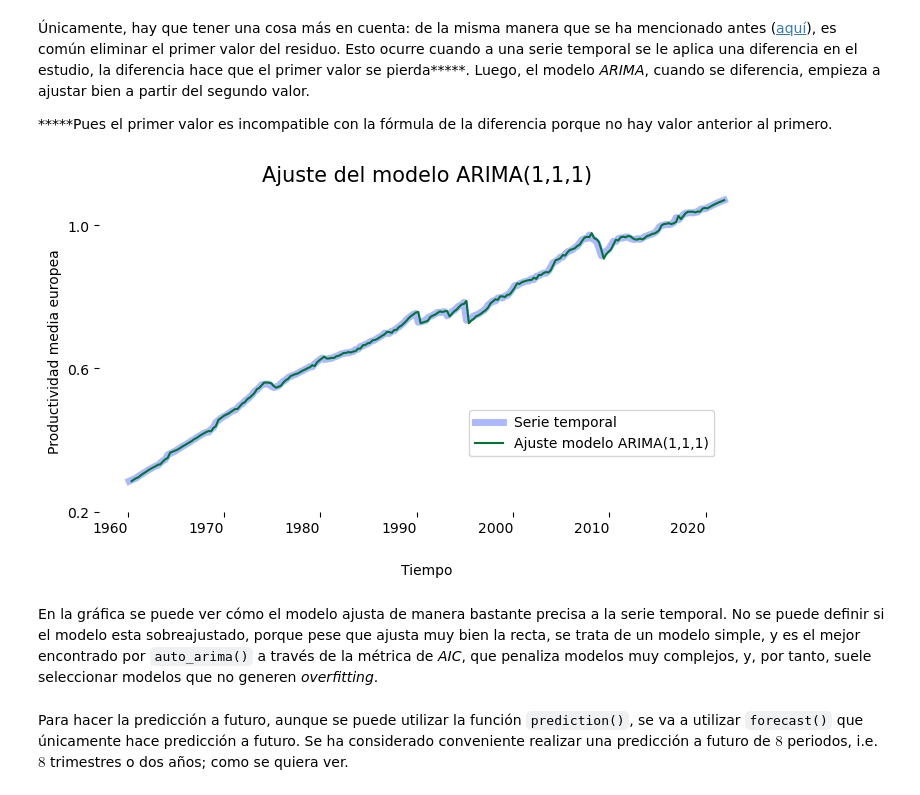
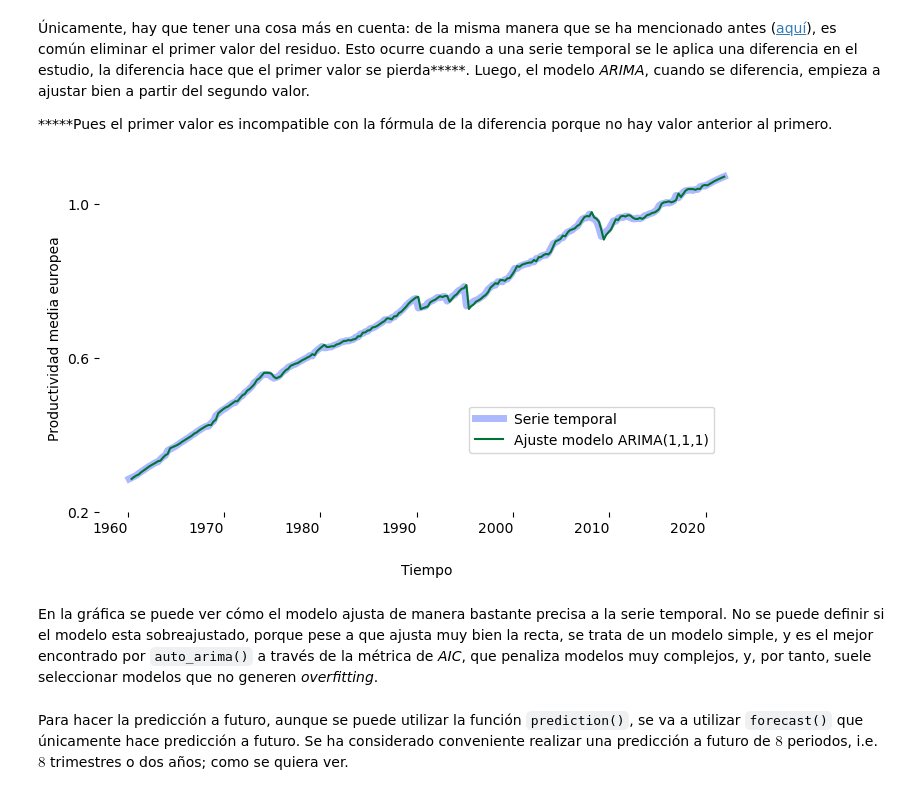
Before and after one commit to JCOQUE/TFG-matematicas, a Jupyter notebook: Desarrollo TFG.ipynb, the cells around one changed output. Cells and saved outputs as stored; diff of their text form; code cells hidden in the pictures.

```diff
--- a/Desarrollo TFG.ipynb
+++ b/Desarrollo TFG.ipynb
@@ -1345,25 +1436,23 @@ modelo_arima = modelo_arima[1:]
 # %%
 plt.plot(serie_temporal_productividad, color = AZUL_OSCURO,
          label = 'Serie temporal', alpha = 0.4, lw = 5)
 modelo_arima.plot(color = TRAIN_color, label = 'Ajuste modelo ARIMA(1,1,1)')
 plt.ylim(0.2, 1.1)
 plt.yticks(plt.yticks()[0][::2])
 plt.xticks(rotation = 0)
 plt.xlabel('Tiempo', labelpad = 20) #labelpad para espaciado
 plt.ylabel ('Productividad media europea')
 plt.box(False)
 plt.legend(loc = 'lower right', bbox_to_anchor = (0.95, 0.15))
-plt.title('Ajuste del modelo ARIMA(1,1,1)',
-          fontsize = 15)
 plt.tight_layout(rect=[0, 0.03, 1.15, 0.95]) # + espacio entre titulo y graficas
 
-#plt.savefig('../Documento/imgs_desarrollo/ajuste_arima')
+#plt.savefig('../Documento/imgs_desarrollo/ajuste_arima', bbox_inches='tight')
 
 plt.show()
 # %% [output]
-[figure, old version]
+[figure, new version]
 # %% [markdown]
-En la gráfica se puede ver cómo el modelo ajusta de manera bastante precisa a la serie temporal. No se puede definir si el modelo esta sobreajustado, porque pese que ajusta muy bien la recta, se trata de un modelo simple, y es el mejor encontrado por `auto_arima()` a través de la métrica de *AIC*, que penaliza modelos muy complejos, y, por tanto, suele seleccionar modelos que no generen *overfitting*.
+En la gráfica se puede ver cómo el modelo ajusta de manera bastante precisa a la serie temporal. No se puede definir si el modelo esta sobreajustado, porque pese a que ajusta muy bien la recta, se trata de un modelo simple, y es el mejor encontrado por `auto_arima()` a través de la métrica de *AIC*, que penaliza modelos muy complejos, y, por tanto, suele seleccionar modelos que no generen *overfitting*.
 # %% [markdown]
 Para hacer la predicción a futuro, aunque se puede utilizar la función `prediction()`, se va a utilizar `forecast()` que únicamente hace predicción a futuro. Se ha considerado conveniente realizar una predicción a futuro de $8$ periodos, i.e. $8$ trimestres o dos años; como se quiera ver.
 # %%
```
Also changed, not shown: parts of 51 cells of this notebook, 2 other files.
